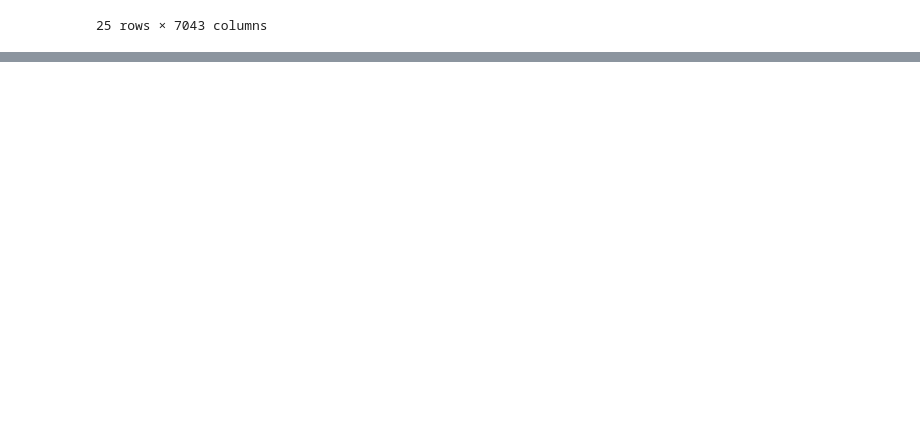
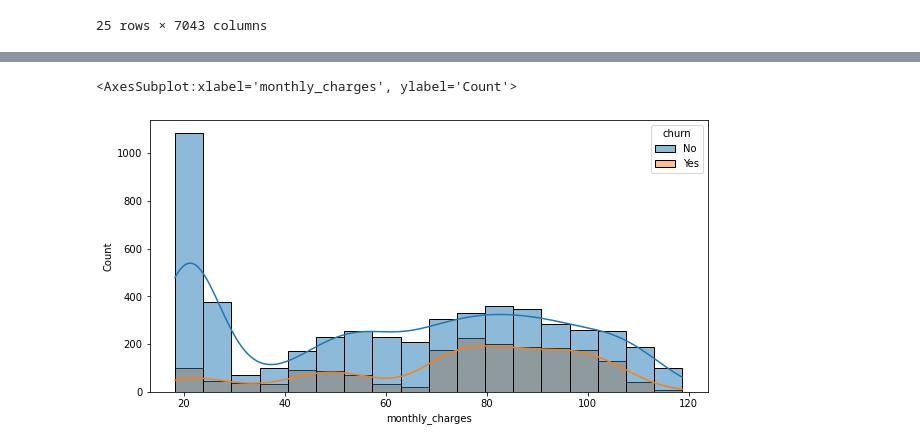
Before and after one commit to AndrewRachuig/classification-exercises, a Jupyter notebook: classification-exercises.ipynb, the cells around one changed output, grey strips where cells are left out. Cells and saved outputs as stored; diff of their text form; code cells hidden in the pictures; blank space fills up the shorter version.

```diff
--- a/classification-exercises.ipynb
+++ b/classification-exercises.ipynb
@@ -1077,4 +1077,4 @@ telco.drop(columns = ['Unnamed: 0', 'customer_id', 'internet_service_type_id', '
 
 # Can drop Unnamed, customer_id as they are irrelevant, can drop internet_service_type_id, payment_type_id, and contract_type_id as they are represented in other columns.
 
-# telco.drop_duplicates(inplace=True)
+telco.drop_duplicates(inplace=True)
@@ -1081,11 +1102,8 @@ telco.drop(columns = ['Unnamed: 0', 'customer_id', 'internet_service_type_id', '
 # %%
+# Determine if it would be valuable to bin some numeric columns
 
-Determine if it would be valuable to bin some numeric columns
-Determine if it would be valuable to combine multiple columns into one.
-What are your drivers of churn?
-
-Does it make sense to combine any features?
-
-Do you find any surprises?
-
-Document any and all findings and takeaways in your notebook using markdown.
+plt.figure(figsize=(10,5))
+sns.histplot(data=telco, x='monthly_charges',hue = 'churn', kde=True)
+# %% [output]
+<AxesSubplot:xlabel='monthly_charges', ylabel='Count'>
+[figure, added]
```
Also changed, not shown: parts of 7 cells of this notebook, 5 other files.
